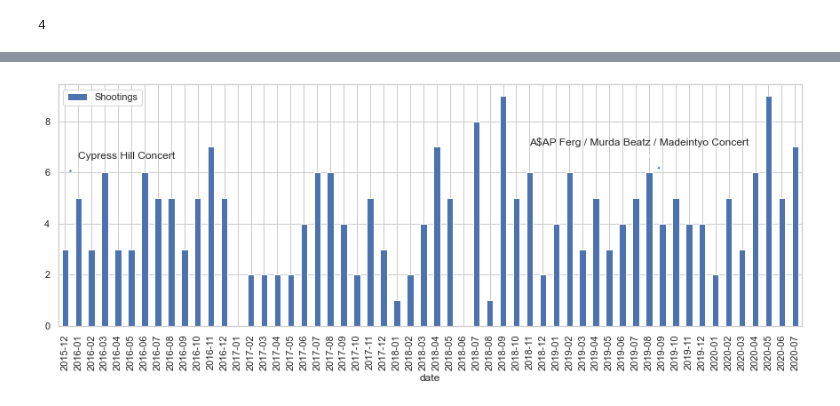
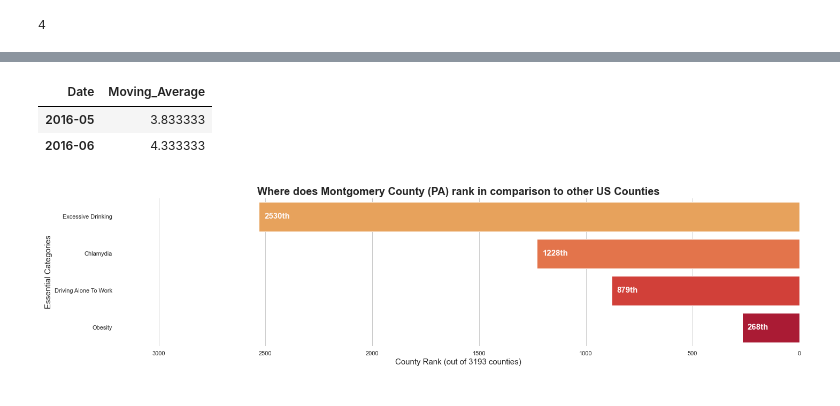
Before and after one commit to ClodettaV/Team_challenge_1, a Jupyter notebook: Dans_Part.ipynb, the cells around one changed output, grey strips where cells are left out. Saved outputs shown, nothing was run; the diff lists cells and outputs as text; code cells hidden in the pictures.

```diff
--- a/Dans_Part.ipynb
+++ b/Dans_Part.ipynb
@@ -467,18 +465,10 @@ pal
-# %%
-
-
-
-df1.plot(kind='bar',figsize =(15,5))
-x = shootingscount_df['date']
-y = shootingscount_df['Shootings']
-plt.annotate('Cypress Hill Concert', (0, 6), xytext=(15, 15), textcoords='offset points', arrowprops=dict(arrowstyle='-|>'))
-plt.annotate('A$AP Ferg / Murda Beatz / Madeintyo Concert', (45, 6), xytext=(-150, 30), textcoords='offset points', arrowprops=dict(arrowstyle='-|>'))
-
-
-
-
-plt.show()
-
-#shootingscount_df
-# %% [output]
-[figure, removed]
+# %%
+df2
+df2.columns.name = df2.index.name
+df2.index.name = None
+df2=df2.dropna()
+df2.head(2)
+# %% [output]
+| Date | Moving_Average |
+| 2016-05 | 3.833333 |
+| 2016-06 | 4.333333 |
@@ -484,0 +478,5 @@ plt.show()
+# %%
+from IPython.display import Image
+Image("fig1.png")
+# %% [output]
+[figure, added]
```
Also changed, not shown: parts of 21 cells of this notebook, 5 other files.
